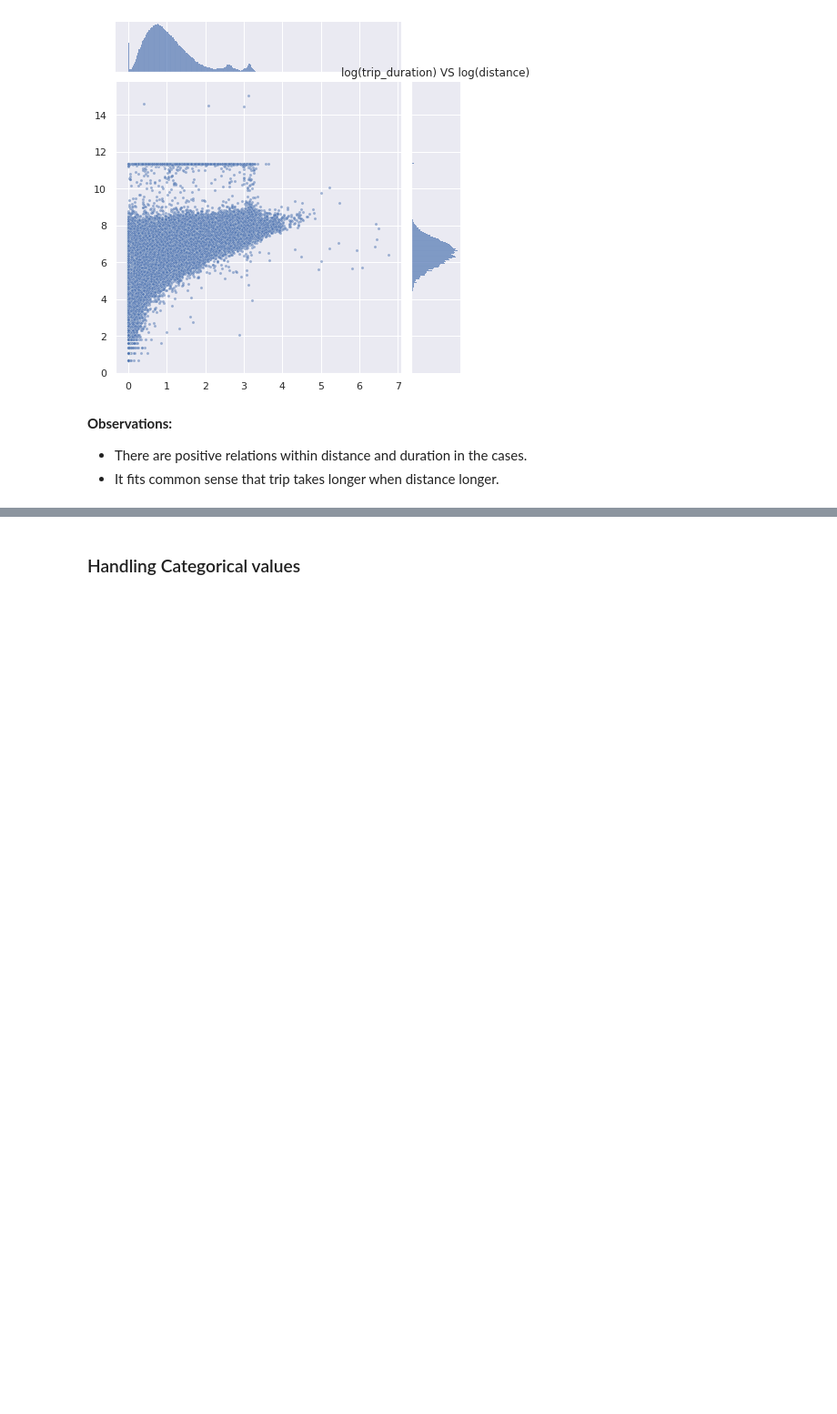
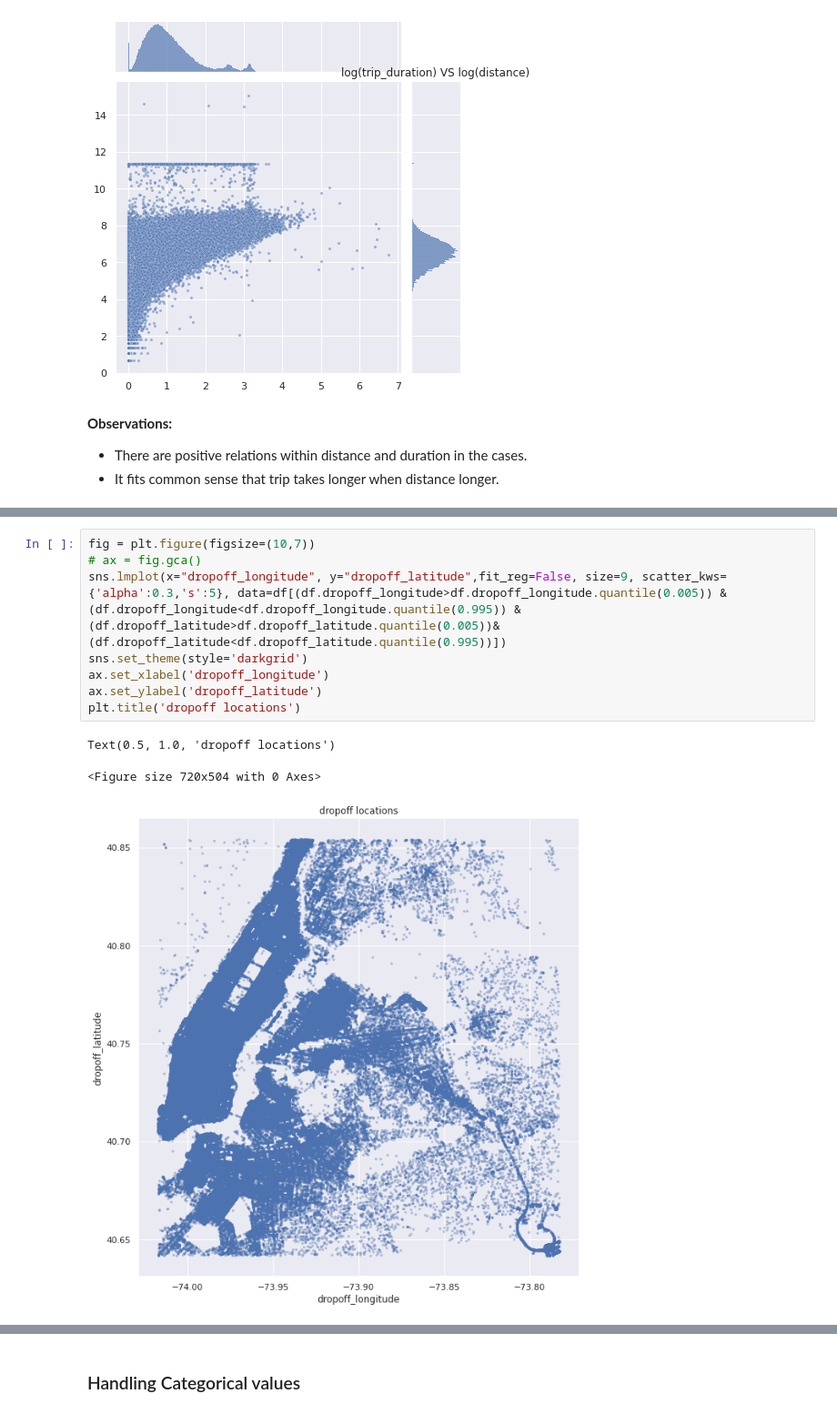
Before and after one commit to HariTarz/NYC-Taxi-Trip-Time-Prediction, a Jupyter notebook: NYC_Taxi_Trip_Time_Prediction_Capstone_Project.ipynb, the cells around one changed output, grey strips where cells are left out. Shown at 91% size. Cells and saved outputs as stored; diff of their text form; blank space fills up the shorter version.

```diff
--- a/NYC_Taxi_Trip_Time_Prediction_Capstone_Project.ipynb
+++ b/NYC_Taxi_Trip_Time_Prediction_Capstone_Project.ipynb
@@ -595,0 +597,12 @@ Text(0.5, 1.0, 'log(trip_duration) VS log(distance)')
+# %%
+fig = plt.figure(figsize=(10,7))
+# ax = fig.gca()
+sns.lmplot(x="dropoff_longitude", y="dropoff_latitude",fit_reg=False, size=9, scatter_kws={'alpha':0.3,'s':5}, data=df[(df.dropoff_longitude>df.dropoff_longitude.quantile(0.005)) &(df.dropoff_longitude<df.dropoff_longitude.quantile(0.995)) &(df.dropoff_latitude>df.dropoff_latitude.quantile(0.005))&(df.dropoff_latitude<df.dropoff_latitude.quantile(0.995))])
+sns.set_theme(style='darkgrid')
+ax.set_xlabel('dropoff_longitude')
+ax.set_ylabel('dropoff_latitude')
+plt.title('dropoff locations')
+# %% [output]
+Text(0.5, 1.0, 'dropoff locations')
+<Figure size 720x504 with 0 Axes>
+[figure, added]
```
Also changed, not shown: parts of 90 cells of this notebook.
